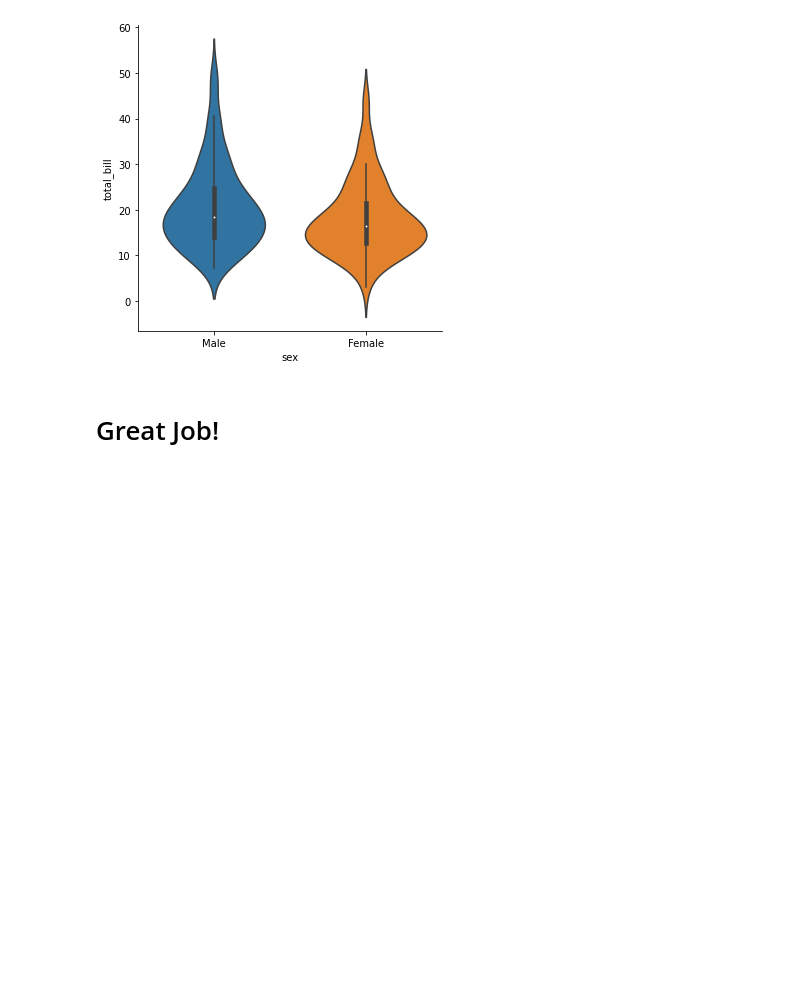
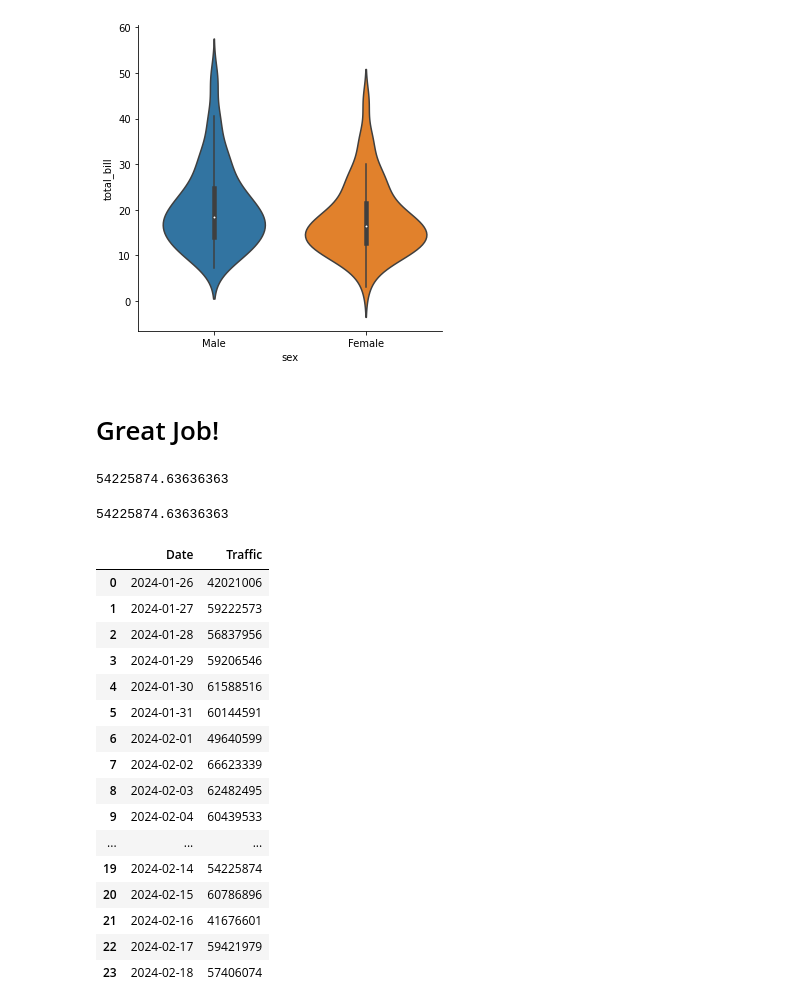
Before and after one commit to Adigit/machine_learning, a Jupyter notebook: Python by Swapnil (EDA _ Gthub)/Seaborn/Categorical Plots.ipynb, the cells around one changed output. Drawn from its saved outputs; the diff is of its cells as text; code cells hidden in the pictures; blank space fills up the shorter version.

```diff
--- a/Python by Swapnil (EDA _ Gthub)/Seaborn/Categorical Plots.ipynb
+++ b/Python by Swapnil (EDA _ Gthub)/Seaborn/Categorical Plots.ipynb
@@ -216,0 +206,2 @@ sns.factorplot(x='sex',y='total_bill',data=tips,kind='violin')
+# %%
+data = [['2024-01-26', 42021006], ['2024-01-27', 59222573], ['2024-01-28', 56837956], ['2024-01-29', 59206546], ['2024-01-30', 61588516], ['2024-01-31', 60144591],['2024-02-01', 49640599],['2024-02-02', 66623339], ['2024-02-03', 62482495],['2024-02-04', 60439533], ['2024-02-05', 56332704], ['2024-02-06', 57474110], ['2024-02-07', 57349254], ['2024-02-08', 34045546], ['2024-02-09', 54787704], ['2024-02-10', 30986882], ['2024-02-11', 57578992], ['2024-02-12',56528232], ['2024-02-13', 54225874], ['2024-02-14', 54225874], ['2024-02-15', 60786896], ['2024-02-16', 41676601], ['2024-02-17', 59421979], ['2024-02-18', 57406074]]
@@ -216,0 +210,31 @@ sns.factorplot(x='sex',y='total_bill',data=tips,kind='violin')
+# %%
+import numpy as np
+np.average(after)
+# %% [output]
+54225874.63636363
+# %%
+np.mean(after)
+# %% [output]
+54225874.63636363
+# %%
+df = pd.DataFrame(data, columns=['Date', 'Traffic'])
+# %%
+df
+# %% [output]
+|  | Date | Traffic |
+| 0 | 2024-01-26 | 42021006 |
+| 1 | 2024-01-27 | 59222573 |
+| 2 | 2024-01-28 | 56837956 |
+| 3 | 2024-01-29 | 59206546 |
+| 4 | 2024-01-30 | 61588516 |
+| 5 | 2024-01-31 | 60144591 |
+| 6 | 2024-02-01 | 49640599 |
+| 7 | 2024-02-02 | 66623339 |
+| 8 | 2024-02-03 | 62482495 |
+| 9 | 2024-02-04 | 60439533 |
+| ... | ... | ... |
+| 19 | 2024-02-14 | 54225874 |
+| 20 | 2024-02-15 | 60786896 |
+| 21 | 2024-02-16 | 41676601 |
+| 22 | 2024-02-17 | 59421979 |
+| 23 | 2024-02-18 | 57406074 |
```
Also changed, not shown: parts of 7 cells of this notebook.
